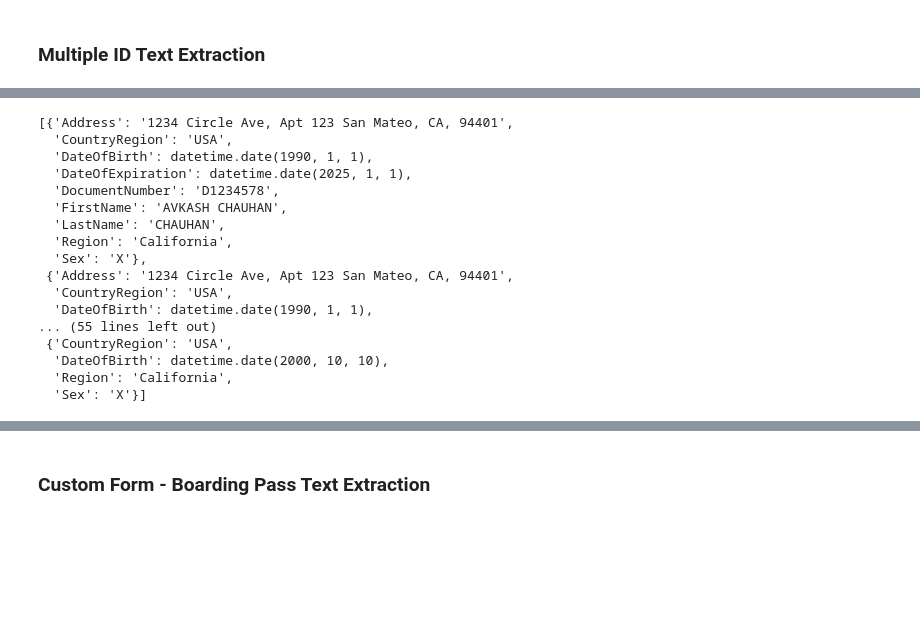
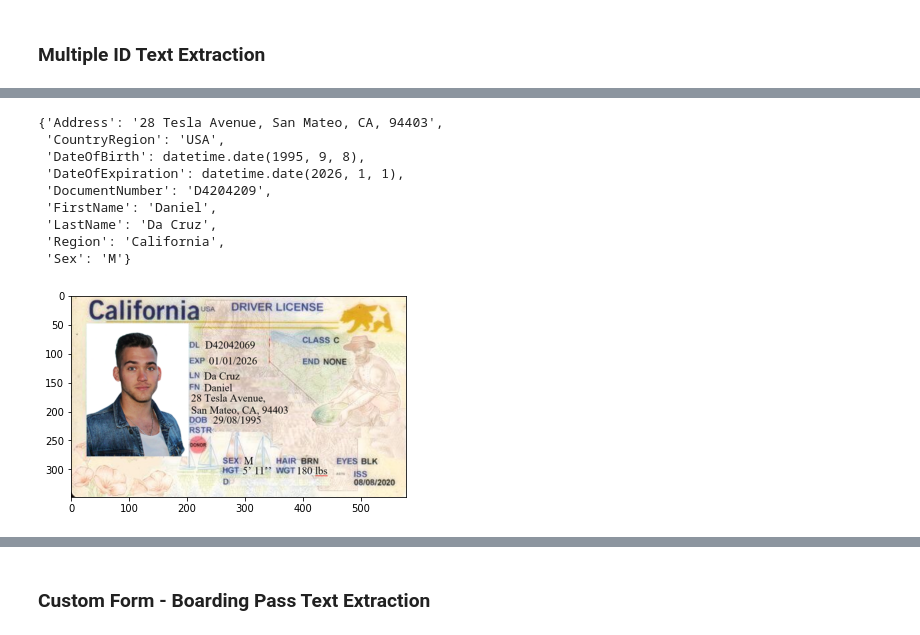
Before and after one commit to Danieldacruz7/Automated-Passenger-Boarding-Desk, a Jupyter notebook: Digital-text-Extractor.ipynb, the cells around one changed output, grey strips where cells are left out. Saved outputs shown, nothing was run; the diff lists cells and outputs as text; code cells hidden in the pictures; blank space fills up the shorter version.

Commit message:
Boarding Pass local file text extraction completed.

```diff
--- a/Digital-text-Extractor.ipynb
+++ b/Digital-text-Extractor.ipynb
@@ -66,22 +76,24 @@ for i in list_of_results:
     for key, value in (i[0].fields).items():
         dict_results[key] = value.value
     list_of_ids.append(dict_results)
-list_of_ids
-# %% [output]
-[{'Address': '1234 Circle Ave, Apt 123 San Mateo, CA, 94401',
-  'CountryRegion': 'USA',
-  'DateOfBirth': datetime.date(1990, 1, 1),
-  'DateOfExpiration': datetime.date(2025, 1, 1),
-  'DocumentNumber': 'D1234578',
-  'FirstName': 'AVKASH CHAUHAN',
-  'LastName': 'CHAUHAN',
-  'Region': 'California',
-  'Sex': 'X'},
- {'Address': '1234 Circle Ave, Apt 123 San Mateo, CA, 94401',
-  'CountryRegion': 'USA',
-  'DateOfBirth': datetime.date(1990, 1, 1),
-... (55 lines left out)
- {'CountryRegion': 'USA',
-  'DateOfBirth': datetime.date(2000, 10, 10),
-  'Region': 'California',
-  'Sex': 'X'}]
+# %%
+local_image_path = "./data/digital_id_template/Test-Images"
+file_name = "ca-dl-daniel-da-cruz.png"
+
+with open(local_image_path + "/" + file_name, 'rb') as img_code:
+    img_view_ready = Image.open(img_code)
+    plt.figure()
+    plt.imshow(img_view_ready)
+
+list_of_ids[0]
+# %% [output]
+{'Address': '28 Tesla Avenue, San Mateo, CA, 94403',
+ 'CountryRegion': 'USA',
+ 'DateOfBirth': datetime.date(1995, 9, 8),
+ 'DateOfExpiration': datetime.date(2026, 1, 1),
+ 'DocumentNumber': 'D4204209',
+ 'FirstName': 'Daniel',
+ 'LastName': 'Da Cruz',
+ 'Region': 'California',
+ 'Sex': 'M'}
+[figure, added]
```
Also changed, not shown: parts of 10 cells of this notebook, 2 other files.
